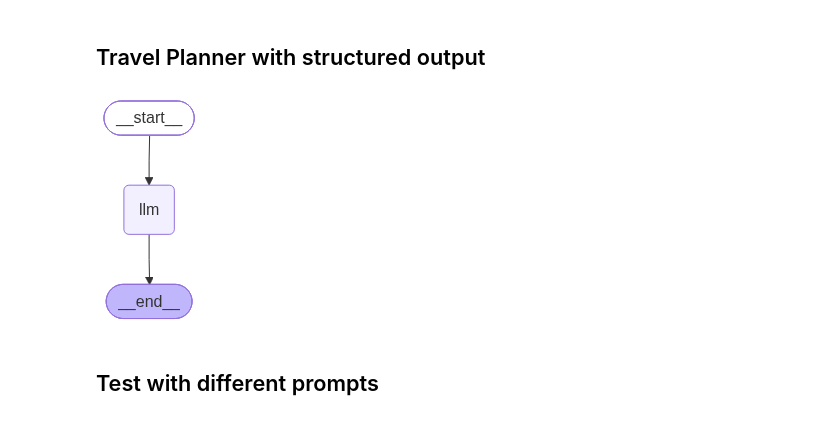
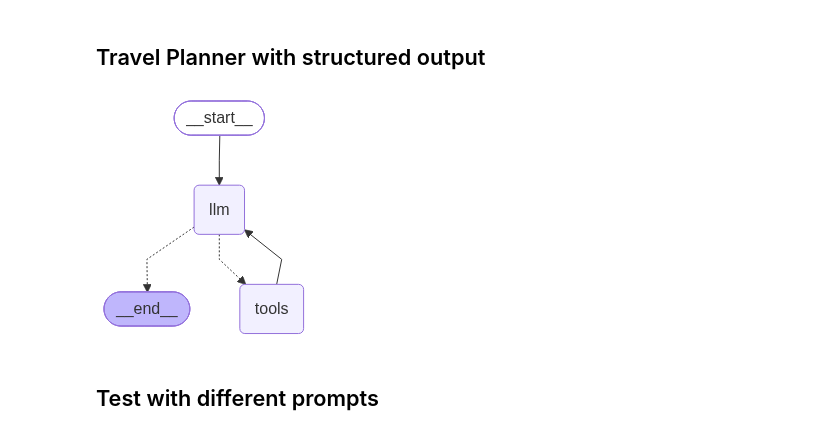
Before and after one commit to AndresCorSan/agentic-travel-planning-system, a Jupyter notebook: notebooks/phase2.ipynb, the cells around one changed output. Saved outputs shown, nothing was run; the diff lists cells and outputs as text; code cells hidden in the pictures.

Commit message:
feat(phase-2): add update_requirements tool with Command

```diff
--- a/notebooks/phase2.ipynb
+++ b/notebooks/phase2.ipynb
@@ -94,10 +235,9 @@ llm = ChatOpenAI(
     api_key=os.getenv("OPENROUTER_API_KEY"),
 )
 
-# Define the structured output for the LLM
-structured_llm = llm.with_structured_output(
-    TravelPlannerResponse
-)
+# Add tools to the LLM
+tools = [update_requirements]
+llm_with_tools = llm.bind_tools(tools)
 
 def llm_node(state: TravelState) -> dict:
     # Extract the current requirements from the state
@@ -105,43 +245,40 @@ def llm_node(state: TravelState) -> dict:
     requirements_context = SystemMessage(
         content=f"""
 Current travel requirements:
 
 {current_requirements}
 """
     )
 
     # Add the current requirements to the system prompt + messages
     messages = [
         SystemMessage(content=SYSTEM_PROMPT),
         requirements_context,
         *state["messages"],
     ]
 
-    result = structured_llm.invoke(messages)
+    response = llm_with_tools.invoke(messages)
 
-    return {
-        "messages": [
-            AIMessage(content=result.response)
-        ],
-        # Store the structured requirements in the graph state
-        "requirements": result.requirements,
-    }
+    return {"messages": [response]}
 
 # ---- Graph Builder ----
 # Add short-term memory checkpointing
 checkpointer = InMemorySaver()
 
 builder = StateGraph(TravelState)
 
 builder.add_node("llm", llm_node)
+builder.add_node("tools", ToolNode(tools))
+
 builder.add_edge(START, "llm")
-builder.add_edge("llm", END)
+builder.add_conditional_edges("llm", tools_condition)
+builder.add_edge("tools", "llm")
 
 graph = builder.compile(checkpointer=checkpointer)
 
 display(Image(graph.get_graph().draw_mermaid_png()))
 # %% [output]
-[figure, old version]
+[figure, new version]
 # %% [markdown]
 ## Test with different prompts
 # %% [markdown]
```
Also changed, not shown: parts of 13 cells of this notebook.
